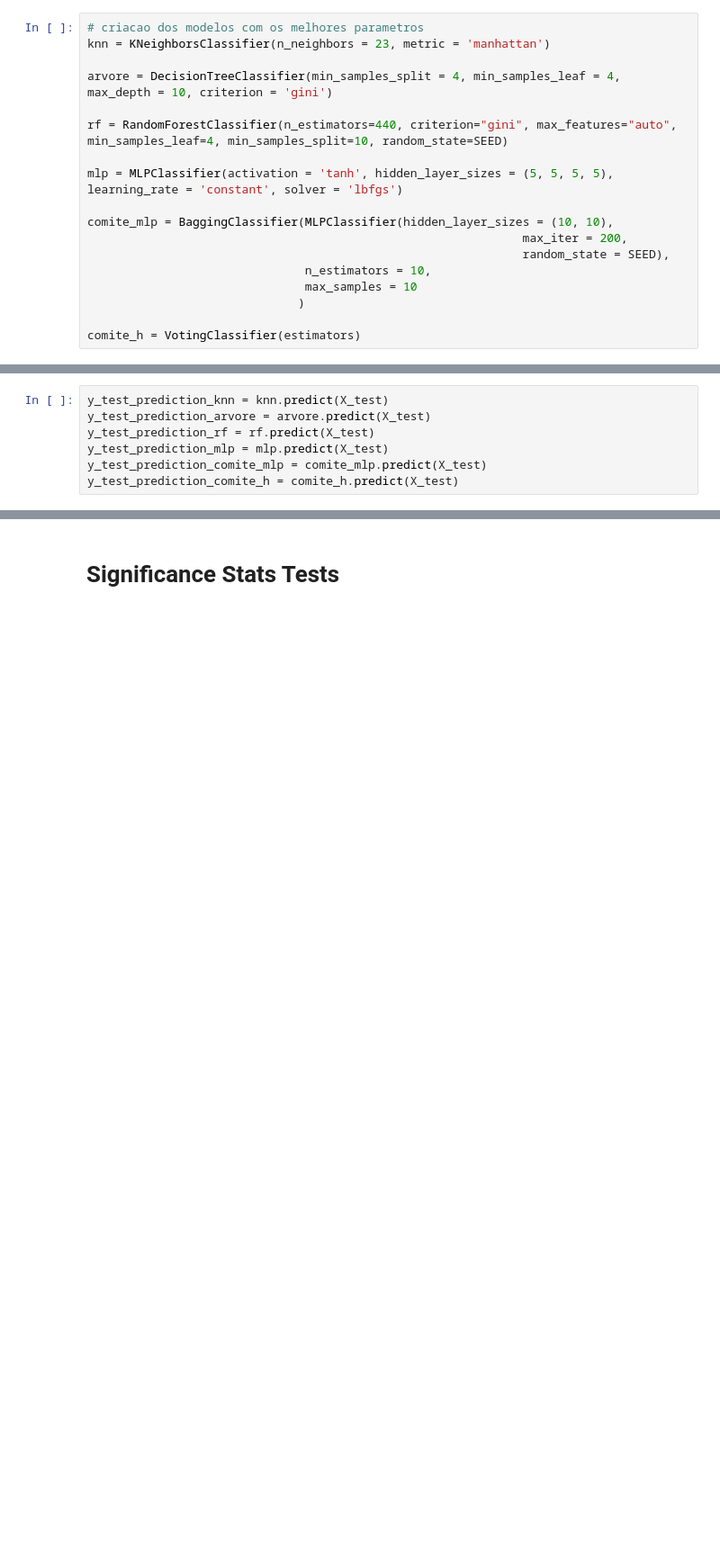
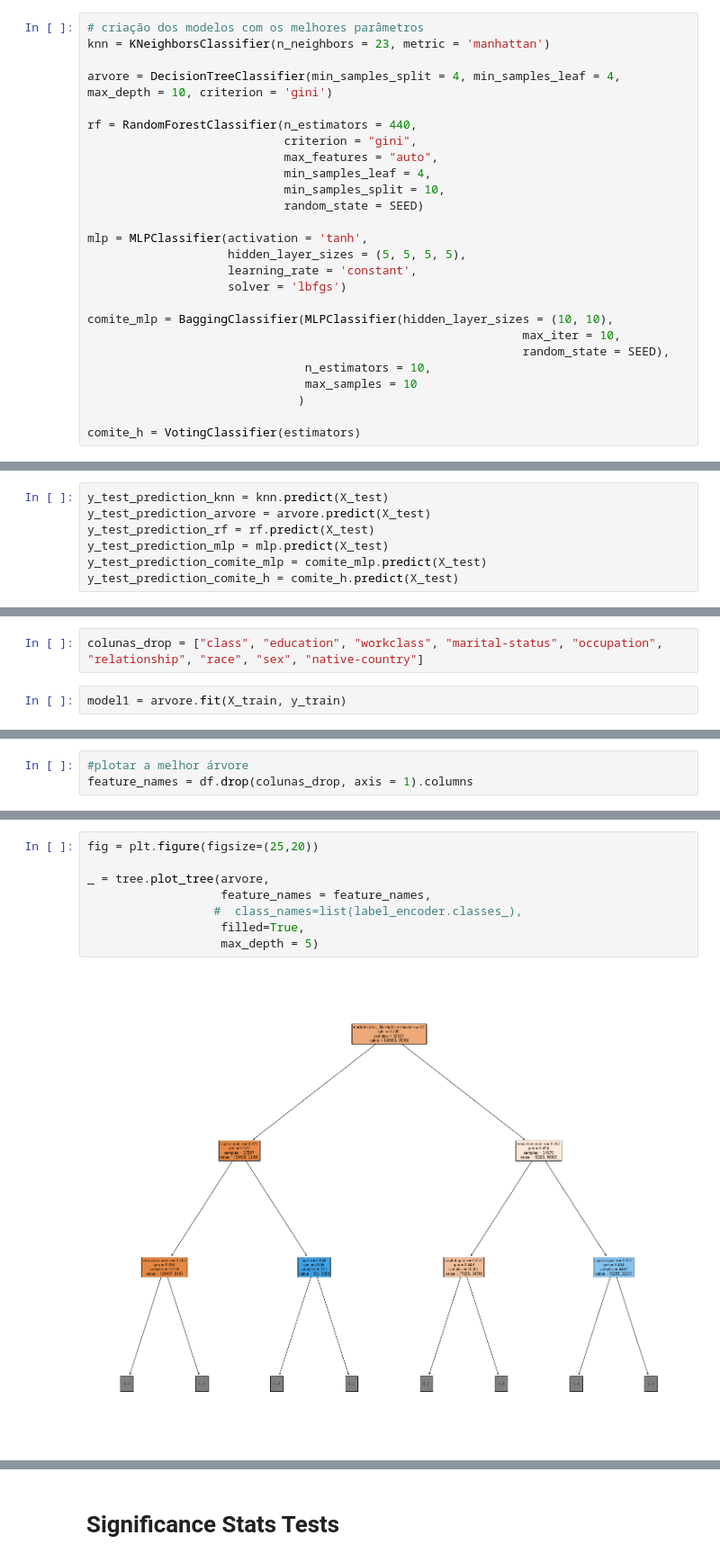
Before and after one commit to mariamaOlive/modelos-preditivos-residencia, a Jupyter notebook: Census.ipynb, the cells around one changed output, grey strips where cells are left out. Shown at 90% size. Saved outputs shown, nothing was run; the diff lists cells and outputs as text; blank space fills up the shorter version.

```diff
--- a/Census.ipynb
+++ b/Census.ipynb
@@ -860,15 +852,23 @@ VotingClassifier(estimators=[('knn', KNeighborsClassifier()),
 # %%
-# criacao dos modelos com os melhores parametros
+# criação dos modelos com os melhores parâmetros
 knn = KNeighborsClassifier(n_neighbors = 23, metric = 'manhattan')
 
 arvore = DecisionTreeClassifier(min_samples_split = 4, min_samples_leaf = 4, max_depth = 10, criterion = 'gini')
 
-rf = RandomForestClassifier(n_estimators=440, criterion="gini", max_features="auto", min_samples_leaf=4, min_samples_split=10, random_state=SEED)
+rf = RandomForestClassifier(n_estimators = 440,
+                            criterion = "gini",
+                            max_features = "auto",
+                            min_samples_leaf = 4,
+                            min_samples_split = 10,
+                            random_state = SEED)
 
-mlp = MLPClassifier(activation = 'tanh', hidden_layer_sizes = (5, 5, 5, 5), learning_rate = 'constant', solver = 'lbfgs')
+mlp = MLPClassifier(activation = 'tanh',
+                    hidden_layer_sizes = (5, 5, 5, 5),
+                    learning_rate = 'constant',
+                    solver = 'lbfgs')
 
 comite_mlp = BaggingClassifier(MLPClassifier(hidden_layer_sizes = (10, 10),
-                                                              max_iter = 200,
+                                                              max_iter = 10,
                                                               random_state = SEED),
                                n_estimators = 10,
                                max_samples = 10
@@ -975,0 +1041,4 @@ plt.show()
+# %%
+colunas_drop = ["class", "education", "workclass", "marital-status", "occupation", "relationship", "race", "sex", "native-country"]
+# %%
+model1 = arvore.fit(X_train, y_train)
@@ -975,0 +1066,3 @@ plt.show()
+# %%
+#plotar a melhor árvore
+feature_names = df.drop(colunas_drop, axis = 1).columns
@@ -975,0 +1110,10 @@ plt.show()
+# %%
+fig = plt.figure(figsize=(25,20))
+
+_ = tree.plot_tree(arvore,
+                   feature_names = feature_names,
+                  #  class_names=list(label_encoder.classes_),
+                   filled=True,
+                   max_depth = 5)
+# %% [output]
+[figure, added]
```
Also changed, not shown: parts of 54 cells of this notebook.
